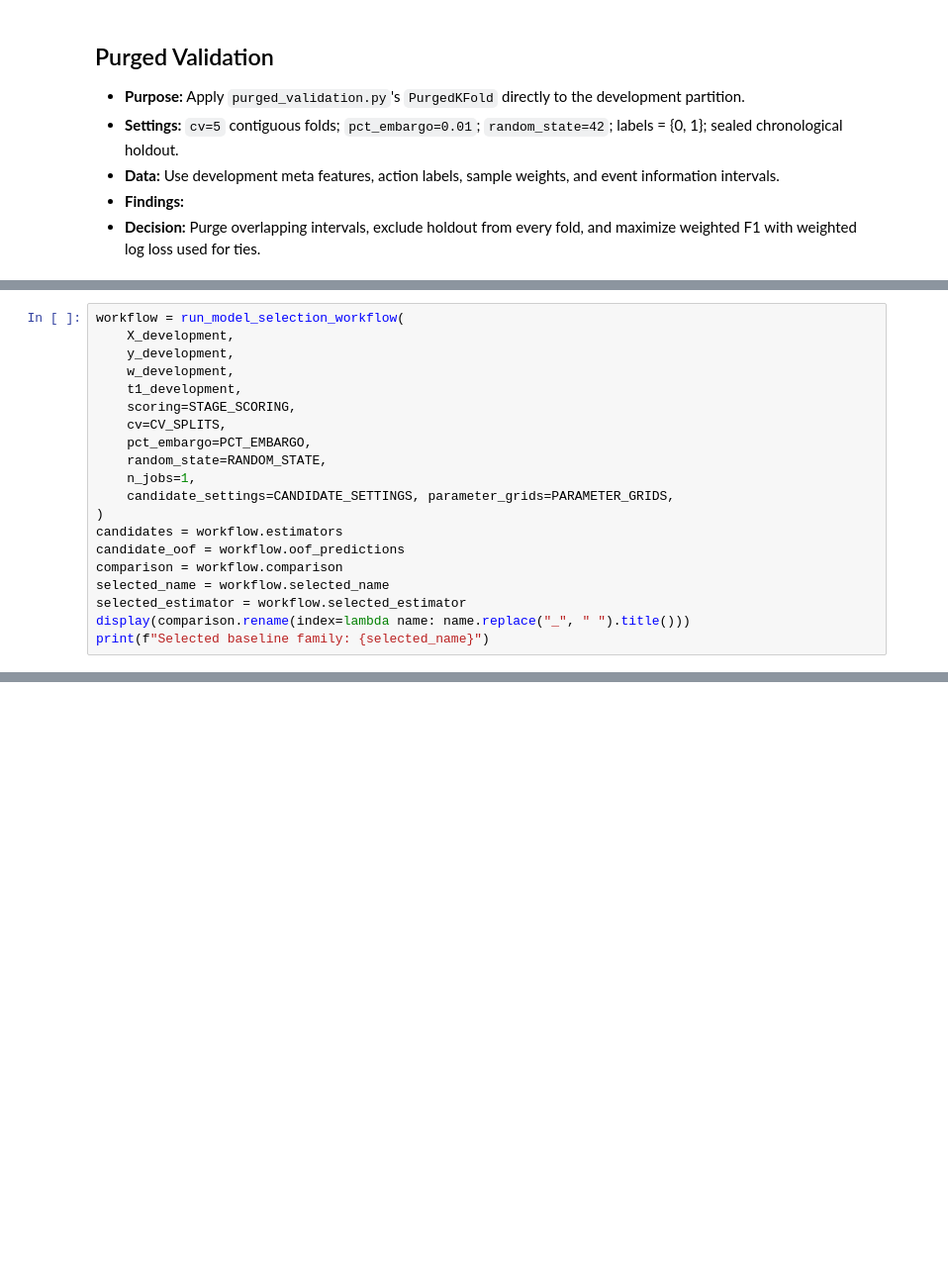
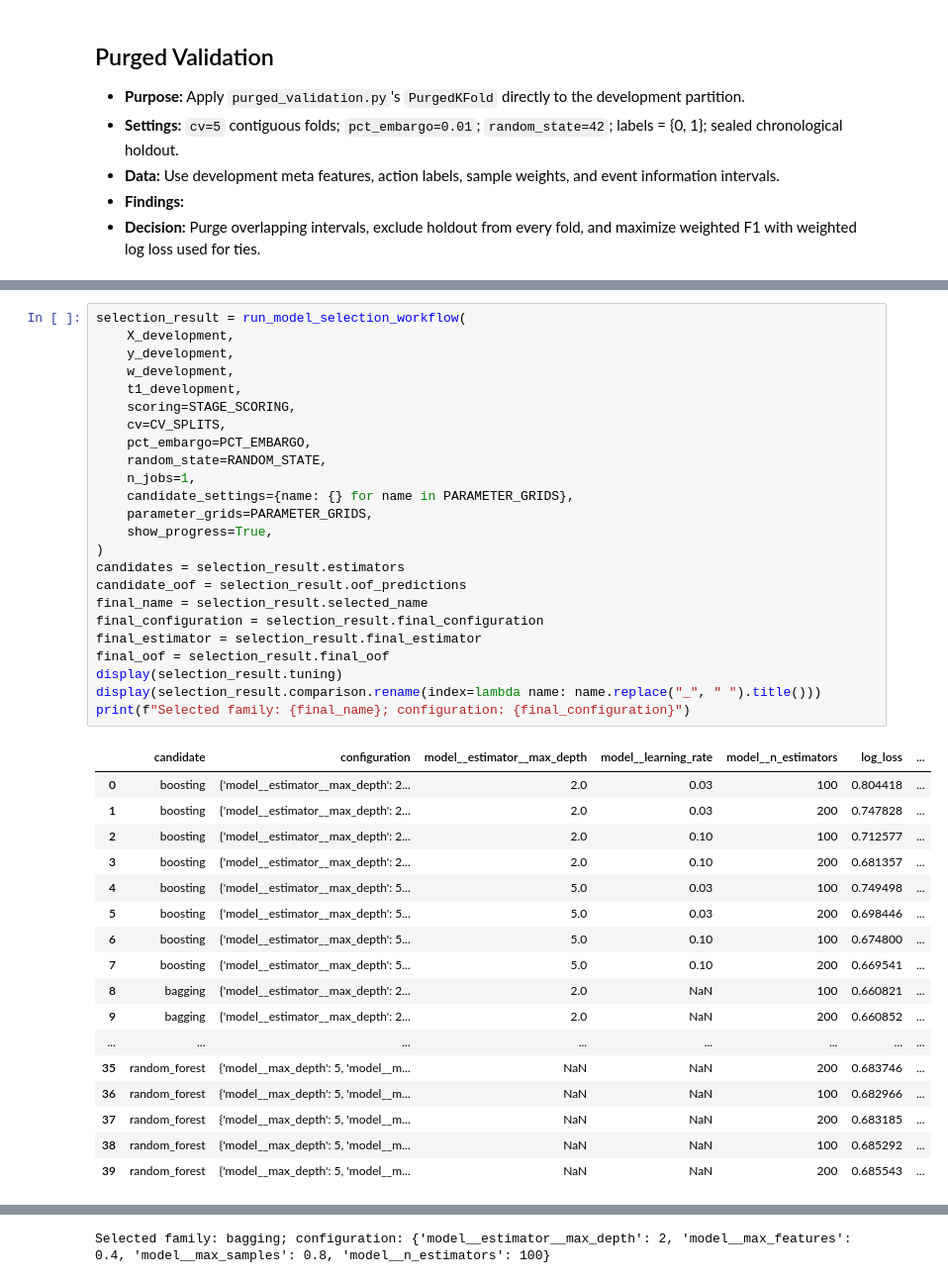
Before and after one commit to kwonjunhyuk9/financial-machine-learning, a Jupyter notebook: notebooks/modeling/market/meta_model.ipynb, the cells around one changed output, grey strips where cells are left out. Shown at 99% size. Drawn from its saved outputs; the diff is of its cells as text; blank space fills up the shorter version.

```diff
--- a/notebooks/modeling/market/meta_model.ipynb
+++ b/notebooks/modeling/market/meta_model.ipynb
@@ -121,20 +137,42 @@ display(pd.Series({
 # %%
-workflow = run_model_selection_workflow(
+selection_result = run_model_selection_workflow(
     X_development,
     y_development,
     w_development,
     t1_development,
     scoring=STAGE_SCORING,
     cv=CV_SPLITS,
     pct_embargo=PCT_EMBARGO,
     random_state=RANDOM_STATE,
     n_jobs=1,
-    candidate_settings=CANDIDATE_SETTINGS, parameter_grids=PARAMETER_GRIDS,
+    candidate_settings={name: {} for name in PARAMETER_GRIDS},
+    parameter_grids=PARAMETER_GRIDS,
+    show_progress=True,
 )
-candidates = workflow.estimators
-candidate_oof = workflow.oof_predictions
-comparison = workflow.comparison
-selected_name = workflow.selected_name
-selected_estimator = workflow.selected_estimator
-display(comparison.rename(index=lambda name: name.replace("_", " ").title()))
-print(f"Selected baseline family: {selected_name}")
+candidates = selection_result.estimators
+candidate_oof = selection_result.oof_predictions
+final_name = selection_result.selected_name
+final_configuration = selection_result.final_configuration
+final_estimator = selection_result.final_estimator
+final_oof = selection_result.final_oof
+display(selection_result.tuning)
+display(selection_result.comparison.rename(index=lambda name: name.replace("_", " ").title()))
+print(f"Selected family: {final_name}; configuration: {final_configuration}")
+# %% [output]
+|  | candidate | configuration | model__estimator__max_depth | model__learning_rate | model__n_estimators | log_loss | ... |
+| 0 | boosting | {'model__estimator__max_depth': 2... | 2.0 | 0.03 | 100 | 0.804418 | ... |
+| 1 | boosting | {'model__estimator__max_depth': 2... | 2.0 | 0.03 | 200 | 0.747828 | ... |
+| 2 | boosting | {'model__estimator__max_depth': 2... | 2.0 | 0.10 | 100 | 0.712577 | ... |
+| 3 | boosting | {'model__estimator__max_depth': 2... | 2.0 | 0.10 | 200 | 0.681357 | ... |
+| 4 | boosting | {'model__estimator__max_depth': 5... | 5.0 | 0.03 | 100 | 0.749498 | ... |
+| 5 | boosting | {'model__estimator__max_depth': 5... | 5.0 | 0.03 | 200 | 0.698446 | ... |
+| 6 | boosting | {'model__estimator__max_depth': 5... | 5.0 | 0.10 | 100 | 0.674800 | ... |
+| 7 | boosting | {'model__estimator__max_depth': 5... | 5.0 | 0.10 | 200 | 0.669541 | ... |
+| 8 | bagging | {'model__estimator__max_depth': 2... | 2.0 | NaN | 100 | 0.660821 | ... |
+| 9 | bagging | {'model__estimator__max_depth': 2... | 2.0 | NaN | 200 | 0.660852 | ... |
+| ... | ... | ... | ... | ... | ... | ... | ... |
+| 35 | random_forest | {'model__max_depth': 5, 'model__m... | NaN | NaN | 200 | 0.683746 | ... |
+| 36 | random_forest | {'model__max_depth': 5, 'model__m... | NaN | NaN | 100 | 0.682966 | ... |
+| 37 | random_forest | {'model__max_depth': 5, 'model__m... | NaN | NaN | 200 | 0.683185 | ... |
+| 38 | random_forest | {'model__max_depth': 5, 'model__m... | NaN | NaN | 100 | 0.685292 | ... |
+| 39 | random_forest | {'model__max_depth': 5, 'model__m... | NaN | NaN | 200 | 0.685543 | ... |
@@ -141 +184,2 @@ print(f"Selected baseline family: {selected_name}")
+Selected family: bagging; configuration: {'model__estimator__max_depth': 2, 'model__max_features': 0.4, 'model__max_samples': 0.8, 'model__n_estimators': 100}
 # %% [markdown]
```
Also changed, not shown: parts of 20 cells of this notebook, 42 other files.
